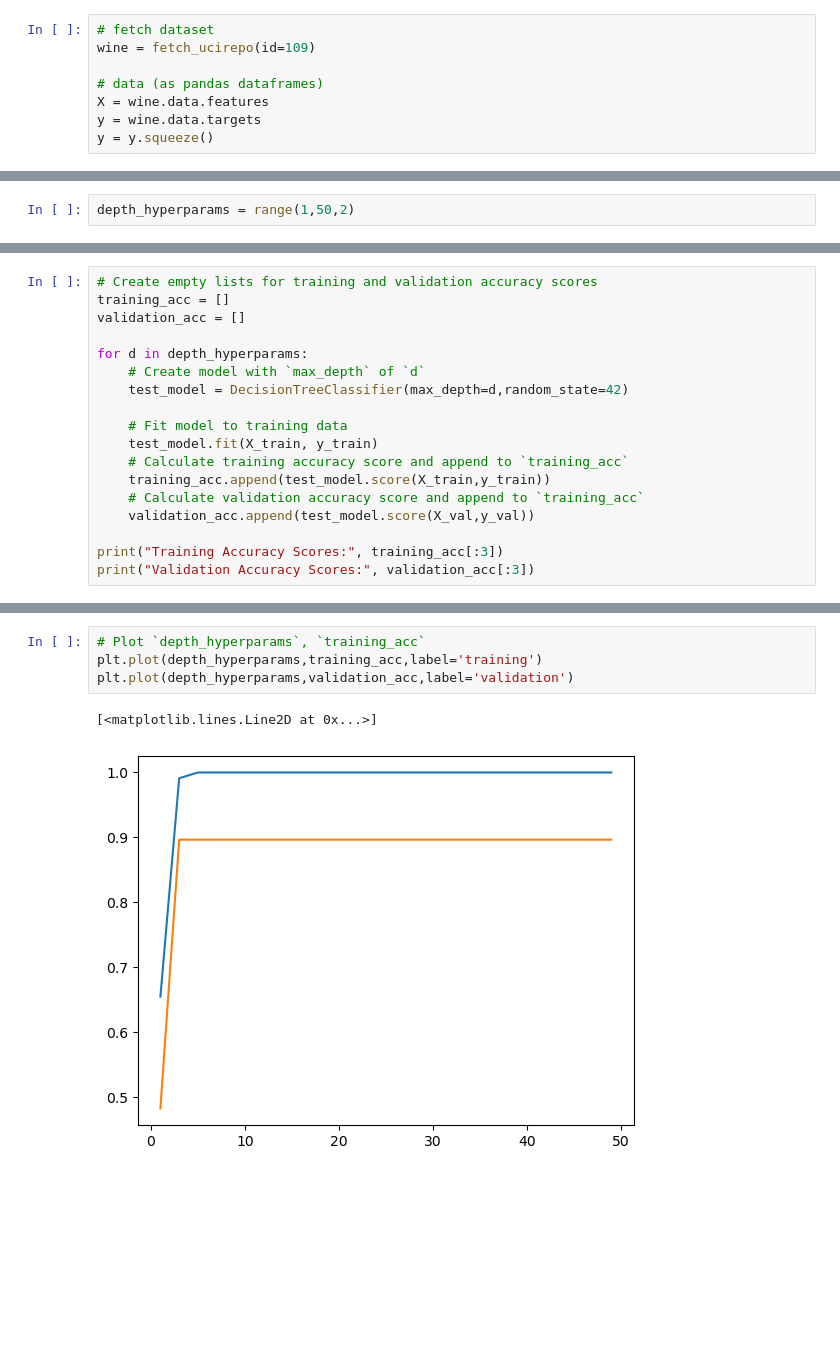
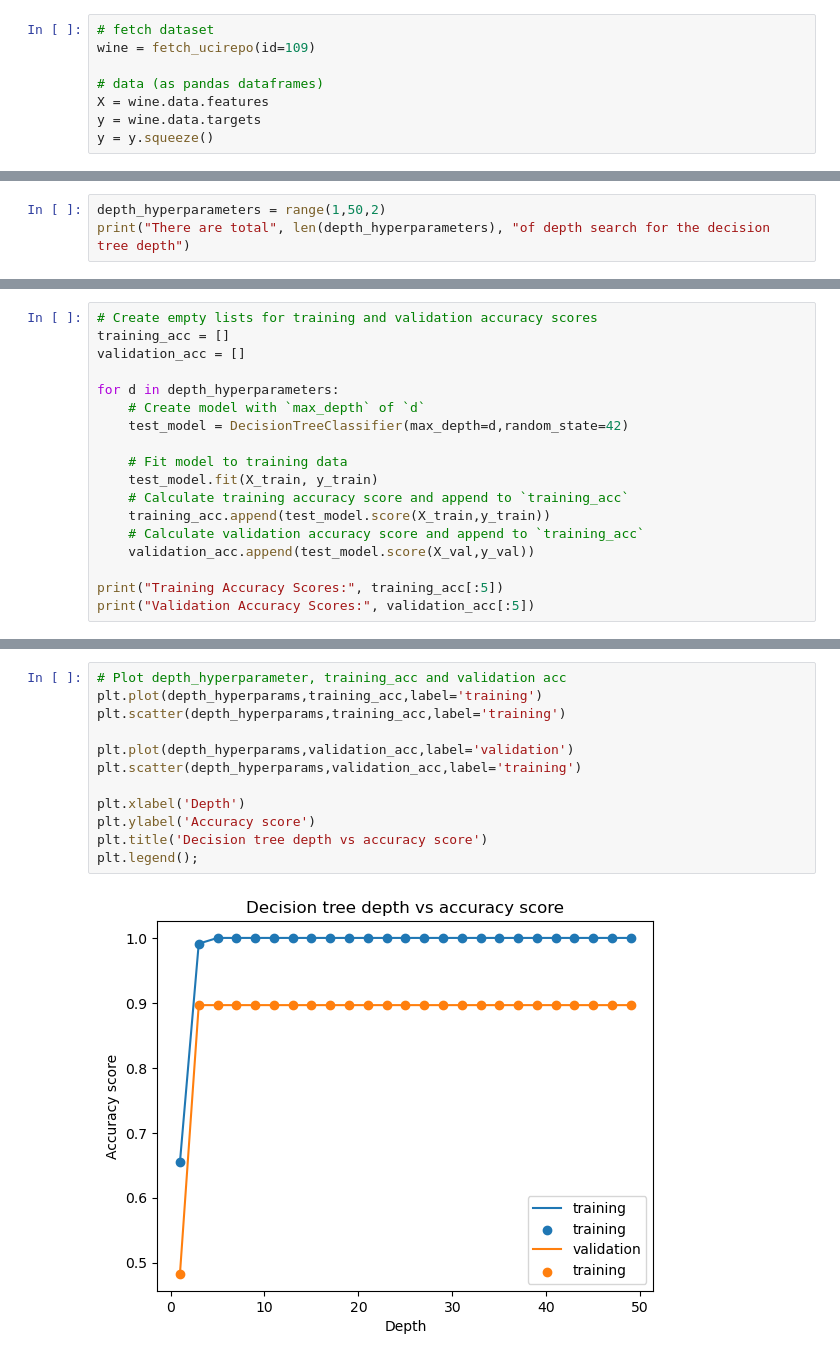
Before and after one commit to 10Kang/Origin_of_wine, a Jupyter notebook: Decision_tree.ipynb, the cells around one changed output, grey strips where cells are left out. Cells and saved outputs as stored; diff of their text form; blank space fills up the shorter version.

```diff
--- a/Decision_tree.ipynb
+++ b/Decision_tree.ipynb
@@ -42,2 +65,3 @@ Tree Depth: 4
 # %%
-depth_hyperparams = range(1,50,2)
+depth_hyperparameters = range(1,50,2)
+print("There are total", len(depth_hyperparameters), "of depth search for the decision tree depth")
@@ -46,7 +72,7 @@ depth_hyperparams = range(1,50,2)
 training_acc = []
 validation_acc = []
 
-for d in depth_hyperparams:
+for d in depth_hyperparameters:
     # Create model with `max_depth` of `d`
     test_model = DecisionTreeClassifier(max_depth=d,random_state=42)
 
@@ -57,6 +83,6 @@ for d in depth_hyperparams:
     # Calculate validation accuracy score and append to `training_acc`
     validation_acc.append(test_model.score(X_val,y_val))
 
-print("Training Accuracy Scores:", training_acc[:3])
-print("Validation Accuracy Scores:", validation_acc[:3])
+print("Training Accuracy Scores:", training_acc[:5])
+print("Validation Accuracy Scores:", validation_acc[:5])
 # %% [output]
@@ -67,8 +93,15 @@ import matplotlib.pyplot as plt
 # %%
-# Plot `depth_hyperparams`, `training_acc`
+# Plot depth_hyperparameter, training_acc and validation acc
 plt.plot(depth_hyperparams,training_acc,label='training')
+plt.scatter(depth_hyperparams,training_acc,label='training')
+
 plt.plot(depth_hyperparams,validation_acc,label='validation')
+plt.scatter(depth_hyperparams,validation_acc,label='training')
+
+plt.xlabel('Depth')
+plt.ylabel('Accuracy score')
+plt.title('Decision tree depth vs accuracy score')
+plt.legend();
 # %% [output]
-[<matplotlib.lines.Line2D at 0x...>]
-[figure, old version]
+[figure, new version]
 # %%
```
Also changed, not shown: parts of 22 cells of this notebook, 5 other files.
